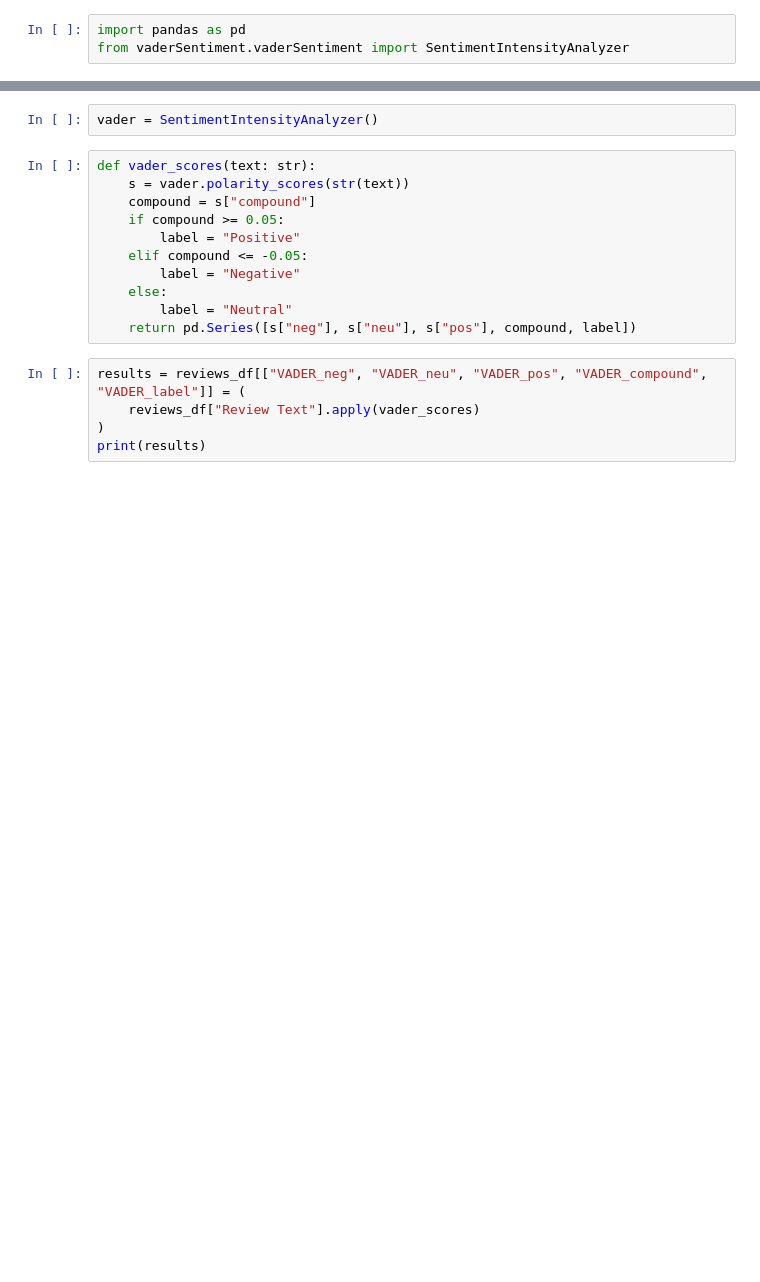
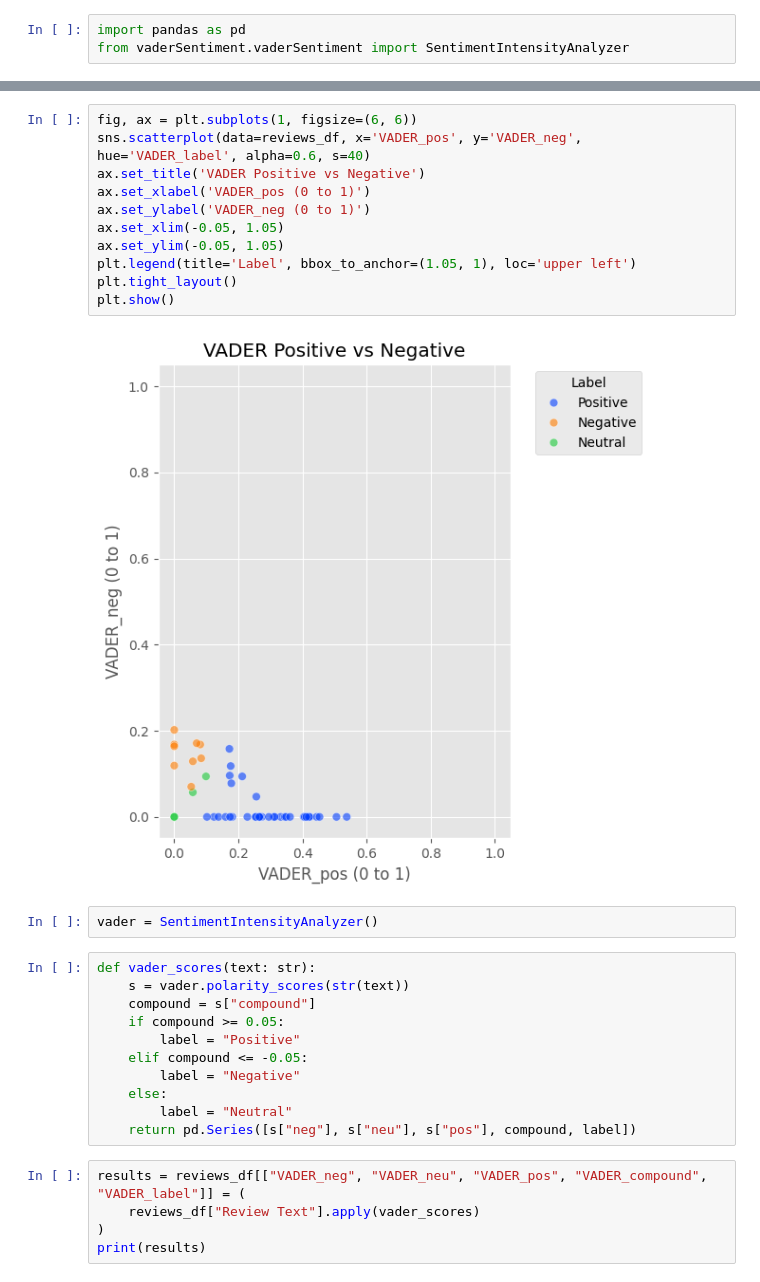
Before and after one commit to MyLightIsOn/sentiment-analysis-study, a Jupyter notebook: vader.ipynb, the cells around one changed output, grey strips where cells are left out. Saved outputs shown, nothing was run; the diff lists cells and outputs as text; blank space fills up the shorter version.

```diff
--- a/vader.ipynb
+++ b/vader.ipynb
@@ -7,3 +132,16 @@ reviews_df.head()
+# %%
+fig, ax = plt.subplots(1, figsize=(6, 6))
+sns.scatterplot(data=reviews_df, x='VADER_pos', y='VADER_neg', hue='VADER_label', alpha=0.6, s=40)
+ax.set_title('VADER Positive vs Negative')
+ax.set_xlabel('VADER_pos (0 to 1)')
+ax.set_ylabel('VADER_neg (0 to 1)')
+ax.set_xlim(-0.05, 1.05)
+ax.set_ylim(-0.05, 1.05)
+plt.legend(title='Label', bbox_to_anchor=(1.05, 1), loc='upper left')
+plt.tight_layout()
+plt.show()
+# %% [output]
+[figure, added]
 # %%
 vader = SentimentIntensityAnalyzer()
 # %%
```
Also changed, not shown: parts of 18 cells of this notebook.
